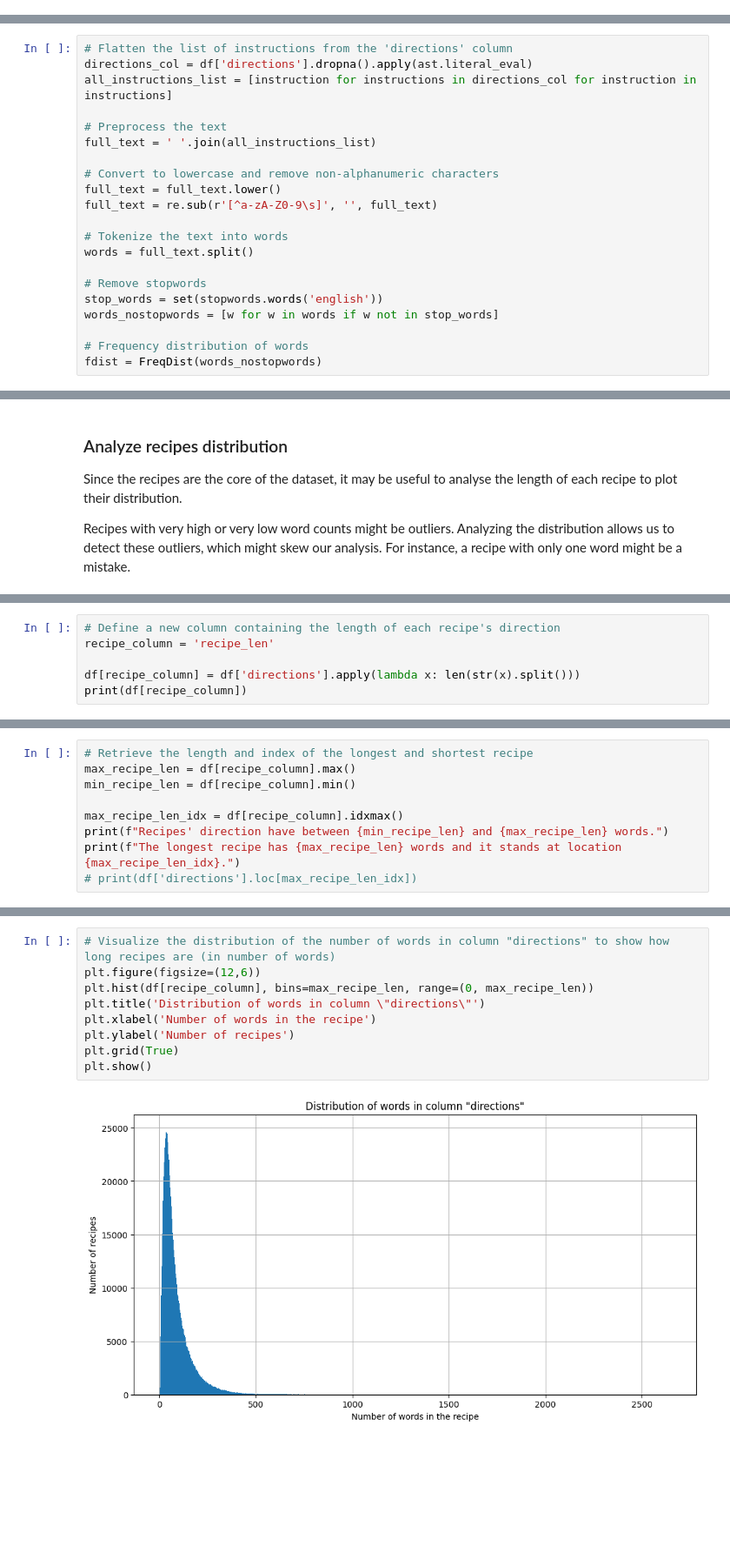
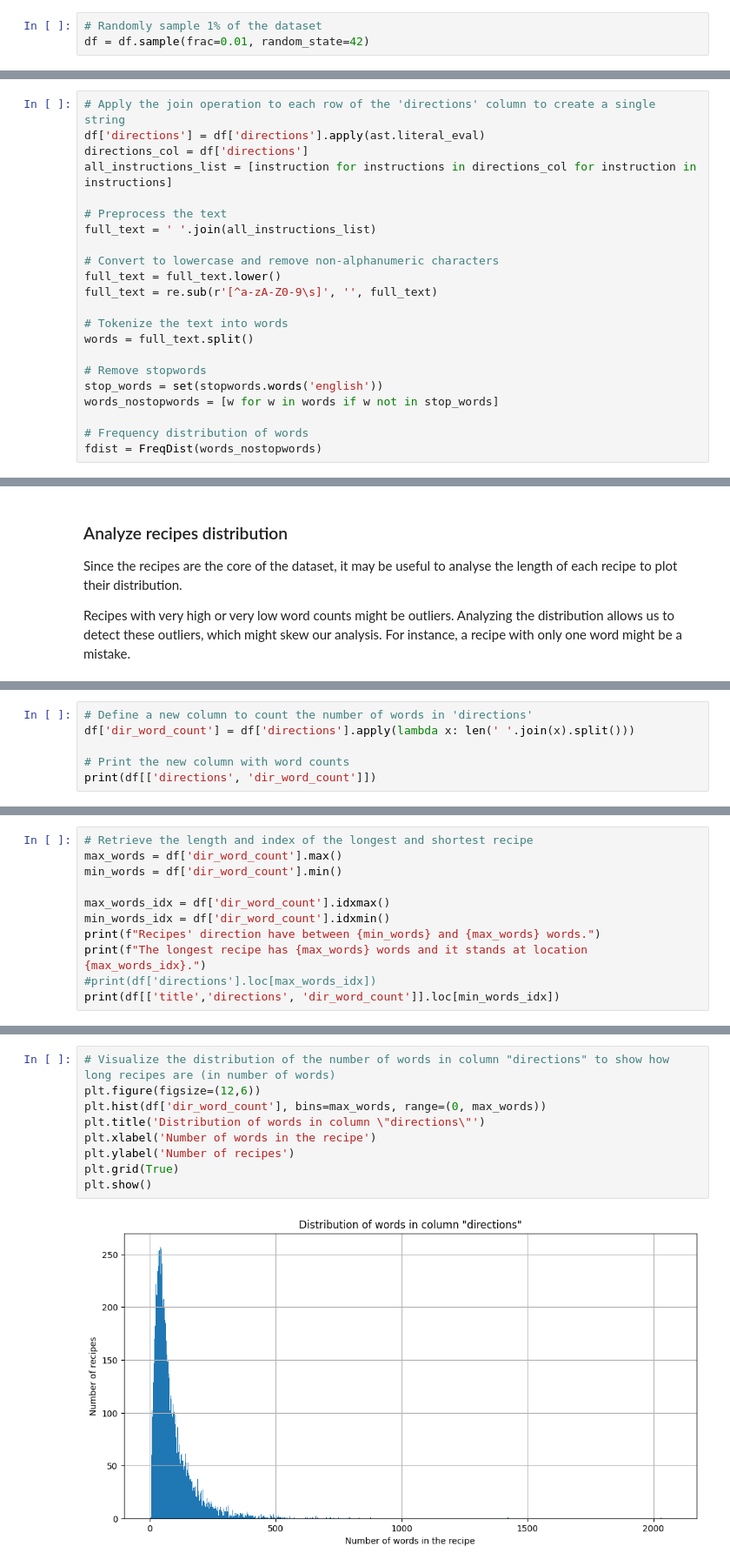
Before and after one commit to matteo-figini/cooking-mama, a Jupyter notebook: Recipe.ipynb, the cells around one changed output, grey strips where cells are left out. Shown at 87% size. Saved outputs shown, nothing was run; the diff lists cells and outputs as text; blank space fills up the shorter version.

Commit message:
Adding subsampling of the original dataset. Merging all the directions into a single string.

```diff
--- a/Recipe.ipynb
+++ b/Recipe.ipynb
@@ -129,6 +129,9 @@ Polpette in Spicy Tomato Sauce            1
 Name: count, Length: 1312870, dtype: int64
 # %% [markdown]
 Here we have lots of duplicates. However, they might represent different variations of the same recipe which could be useful for further analysis.
+# %%
+# Randomly sample 1% of the dataset
+df = df.sample(frac=0.01, random_state=42)
 # %% [markdown]
 ### Analyze vocaboulary
 # %%
@@ -145,8 +148,9 @@ nltk.download('stopwords')
 [nltk_data]   Package stopwords is already up-to-date!
 True
 # %%
-# Flatten the list of instructions from the 'directions' column
-directions_col = df['directions'].dropna().apply(ast.literal_eval)
+# Apply the join operation to each row of the 'directions' column to create a single string
+df['directions'] = df['directions'].apply(ast.literal_eval)
+directions_col = df['directions']
 all_instructions_list = [instruction for instructions in directions_col for instruction in instructions]
 
 # Preprocess the text
@@ -214,7 +235,7 @@ Recipes with very high or very low word counts might be outliers. Analyzing the
 # %%
-# Define a new column containing the length of each recipe's direction
-recipe_column = 'recipe_len'
+# Define a new column to count the number of words in 'directions'
+df['dir_word_count'] = df['directions'].apply(lambda x: len(' '.join(x).split()))
 
-df[recipe_column] = df['directions'].apply(lambda x: len(str(x).split()))
-print(df[recipe_column])
+# Print the new column with word counts
+print(df[['directions', 'dir_word_count']])
 # %% [output]
@@ -233,10 +256,12 @@ Name: recipe_len, Length: 2231142, dtype: int64
 # %%
 # Retrieve the length and index of the longest and shortest recipe
-max_recipe_len = df[recipe_column].max()
-min_recipe_len = df[recipe_column].min()
+max_words = df['dir_word_count'].max()
+min_words = df['dir_word_count'].min()
 
-max_recipe_len_idx = df[recipe_column].idxmax()
-print(f"Recipes' direction have between {min_recipe_len} and {max_recipe_len} words.")
-print(f"The longest recipe has {max_recipe_len} words and it stands at location {max_recipe_len_idx}.")
-# print(df['directions'].loc[max_recipe_len_idx])
+max_words_idx = df['dir_word_count'].idxmax()
+min_words_idx = df['dir_word_count'].idxmin()
+print(f"Recipes' direction have between {min_words} and {max_words} words.")
+print(f"The longest recipe has {max_words} words and it stands at location {max_words_idx}.")
+#print(df['directions'].loc[max_words_idx])
+print(df[['title','directions', 'dir_word_count']].loc[min_words_idx])
 # %% [output]
@@ -245,13 +274,13 @@ The longest recipe has 2649 words and it stands at location 1717085.
 # %%
 # Visualize the distribution of the number of words in column "directions" to show how long recipes are (in number of words)
 plt.figure(figsize=(12,6))
-plt.hist(df[recipe_column], bins=max_recipe_len, range=(0, max_recipe_len))
+plt.hist(df['dir_word_count'], bins=max_words, range=(0, max_words))
 plt.title('Distribution of words in column \"directions\"')
 plt.xlabel('Number of words in the recipe')
 plt.ylabel('Number of recipes')
 plt.grid(True)
 plt.show()
 # %% [output]
-[figure, old version]
+[figure, new version]
 # %%
 # Analyzing recipe word count distribution
```
Also changed, not shown: parts of 18 cells of this notebook.
